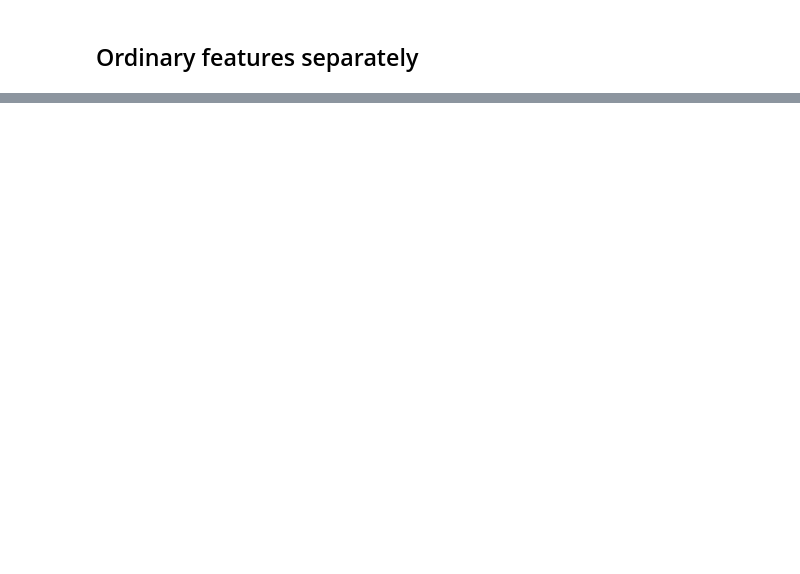
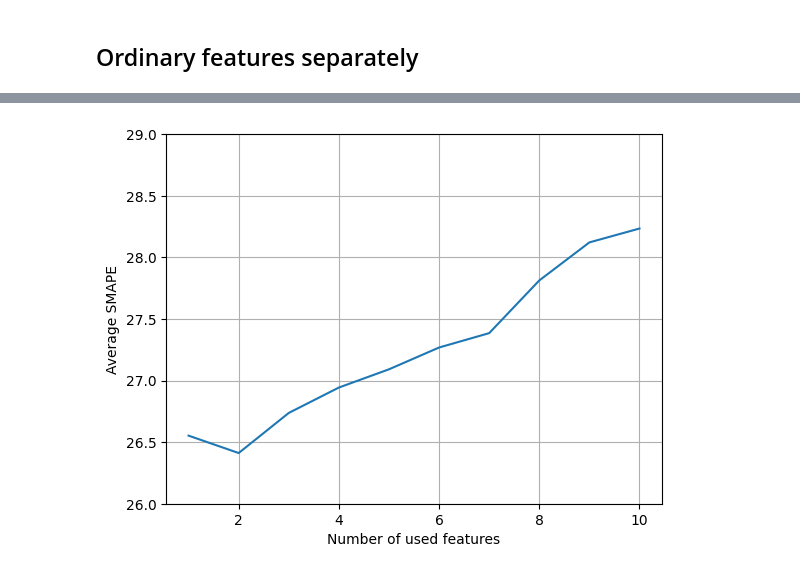
Before and after one commit to altairje/Meta-Algorithm-ATM, a Jupyter notebook: Feature_extraction.ipynb, the cells around one changed output, grey strips where cells are left out. Saved outputs shown, nothing was run; the diff lists cells and outputs as text; code cells hidden in the pictures; blank space fills up the shorter version.

```diff
--- a/Feature_extraction.ipynb
+++ b/Feature_extraction.ipynb
@@ -401,0 +418,18 @@ ord_features.to_csv('Ordinary_features.csv')
+# %%
+df_merged_all = pd.merge(all_features, best_model_df)
+
+encoder = LabelEncoder()
+df_merged_all['model_id'] = encoder.fit_transform(df_merged_all[['model_name']])
+features = all_features.drop('naming_orig', axis=1).columns
+
+df_merged_all_train = df_merged_all[df_merged_all['naming_orig'].isin(list(Train_df))]
+
+y_train = df_merged_all_train['model_id'] # labels of the best model for each time series
+x_train = df_merged_all_train[features] # all features for each time-series
+
+clf = RandomForestClassifier(random_state=42, n_estimators = 100, max_depth=5)
+clf.fit(x_train, y_train)
+clf_dictionary = dict(zip(clf.feature_names_in_[:-1], clf.feature_importances_))
+clf_sorted_dictionary = sorted(clf_dictionary.items(), key=lambda x: x[1])
+clf_features = [i[0] for i in clf_sorted_dictionary]
+clf_values = [i[1] for i in clf_sorted_dictionary]
@@ -401,0 +482,8 @@ ord_features.to_csv('Ordinary_features.csv')
+# %%
+df_merged_ord = pd.merge(ord_features, best_model_df)
+
+encoder = LabelEncoder()
+df_merged_ord['model_id'] = encoder.fit_transform(df_merged_ord[['model_name']])
+features = ord_features.drop('naming_orig', axis=1).columns
+
+df_merged_ord_train = df_merged_ord[df_merged_ord['naming_orig'].isin(list(Train_df))]
@@ -401,0 +543,2 @@ ord_features.to_csv('Ordinary_features.csv')
+# %%
+best_ord_features, scores_list, n_features = forward_steps(model = RandomForestClassifier(random_state=42, n_estimators = 100, n_jobs=-1, max_depth=5))
@@ -401,0 +566,8 @@ ord_features.to_csv('Ordinary_features.csv')
+# %%
+plt.plot(n_features, scores_list)
+plt.ylim([26, 29])
+plt.xlabel('Number of used features')
+plt.ylabel('Average SMAPE')
+plt.grid()
+# %% [output]
+[figure, added]
```
Also changed, not shown: parts of 47 cells of this notebook, 4 other files.
